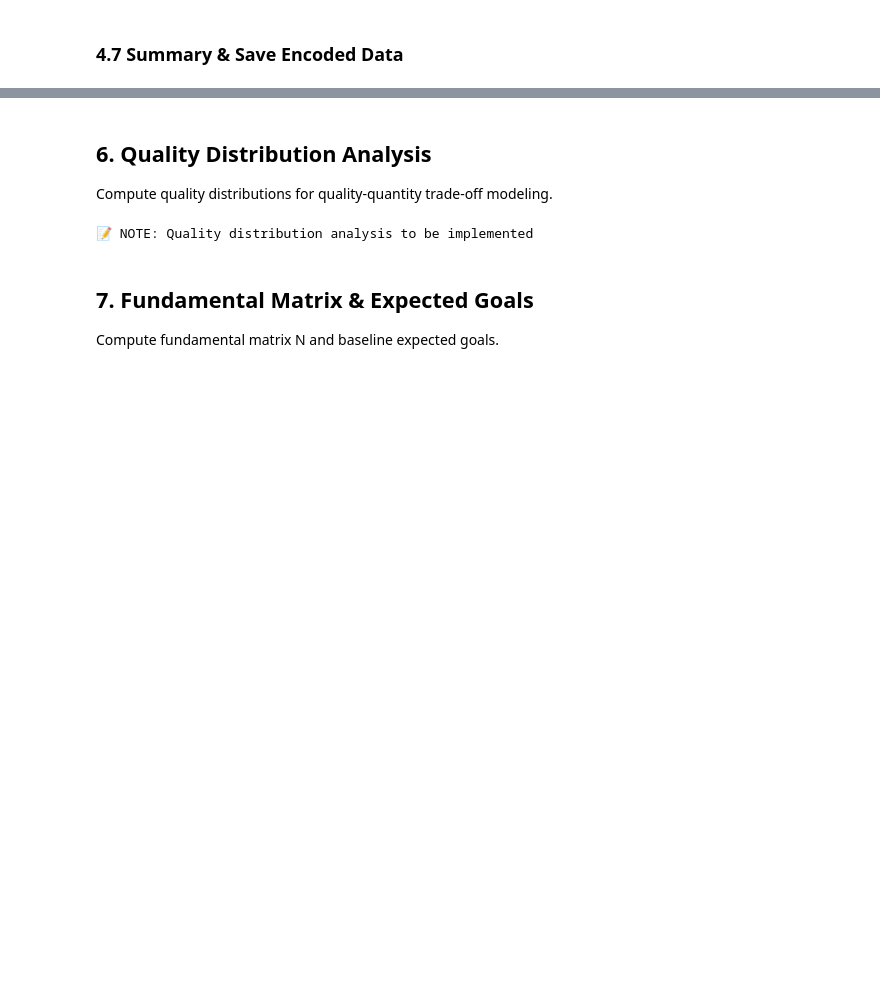
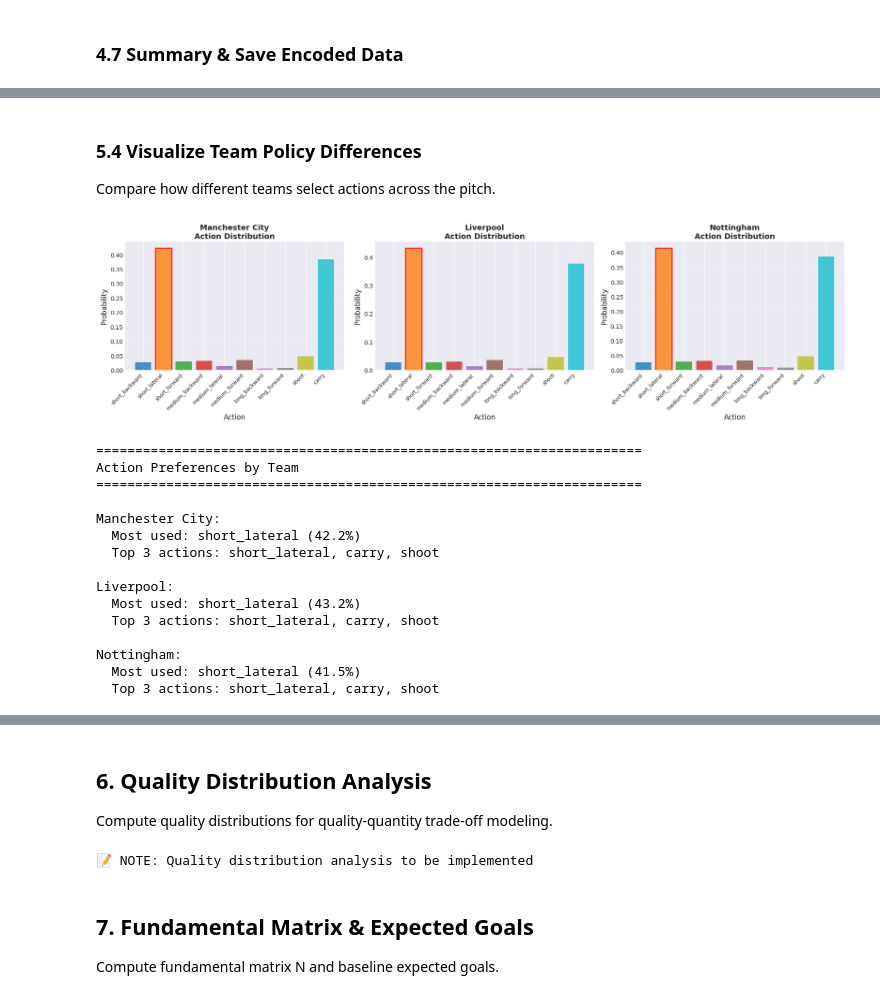
Before and after one commit to MartimRego/pass-decisions, a Jupyter notebook: Project/pass_decision_analysis.ipynb, the cells around one changed output, grey strips where cells are left out. Drawn from its saved outputs; the diff is of its cells as text; code cells hidden in the pictures; blank space fills up the shorter version.

```diff
--- a/Project/pass_decision_analysis.ipynb
+++ b/Project/pass_decision_analysis.ipynb
@@ -1408,0 +1522,68 @@ Expected shapes:
+# %% [markdown]
+### 5.4 Visualize Team Policy Differences
+
+Compare how different teams select actions across the pitch.
+# %%
+# Load MDPs for comparison: Man City (possession), Liverpool (pressing), Nottingham (direct)
+teams_to_compare = {
+    40: 'Manchester City',
+    2: 'Liverpool',
+    747: 'Nottingham'
+}
+
+team_mdps = {tid: mdp.load_team_mdp(tid, mdp_dir) for tid in teams_to_compare.keys()}
+
+# Compare action usage (aggregated across all states)
+fig, axes = plt.subplots(1, 3, figsize=(18, 5))
+
+for idx, (team_id, team_name) in enumerate(teams_to_compare.items()):
+    pi = team_mdps[team_id]['pi']
+
+    # Aggregate action probabilities across all states
+    action_usage = pi.sum(axis=0) / pi.sum()
+
+    ax = axes[idx]
+    bars = ax.bar(range(10), action_usage, color=plt.cm.tab10(range(10)), alpha=0.8)
+    ax.set_xlabel('Action', fontsize=12)
+    ax.set_ylabel('Probability', fontsize=12)
+    ax.set_title(f'{team_name}\nAction Distribution', fontsize=13, fontweight='bold')
+    ax.set_xticks(range(10))
+    ax.set_xticklabels([sa.ACTION_NAMES[i] for i in range(10)], rotation=45, ha='right', fontsize=9)
+    ax.grid(axis='y', alpha=0.3)
+
+    # Highlight most used action
+    max_idx = np.argmax(action_usage)
+    bars[max_idx].set_edgecolor('red')
+    bars[max_idx].set_linewidth(2)
+
+plt.tight_layout()
+plt.savefig('outputs/figures/team_policy_comparison.png', dpi=150, bbox_inches='tight')
+plt.show()
+
+print("\n" + "="*70)
+print("Action Preferences by Team")
+print("="*70)
+for team_id, team_name in teams_to_compare.items():
+    pi = team_mdps[team_id]['pi']
+    action_usage = pi.sum(axis=0) / pi.sum()
+    top_action = np.argmax(action_usage)
+    print(f"\n{team_name}:")
+    print(f"  Most used: {sa.ACTION_NAMES[top_action]} ({action_usage[top_action]:.1%})")
+    print(f"  Top 3 actions: {', '.join([sa.ACTION_NAMES[i] for i in np.argsort(action_usage)[-3:][::-1]])}")
+# %% [output]
+[figure, added]
+======================================================================
+Action Preferences by Team
+======================================================================
+
+Manchester City:
+  Most used: short_lateral (42.2%)
+  Top 3 actions: short_lateral, carry, shoot
+
+Liverpool:
+  Most used: short_lateral (43.2%)
+  Top 3 actions: short_lateral, carry, shoot
+
+Nottingham:
+  Most used: short_lateral (41.5%)
+  Top 3 actions: short_lateral, carry, shoot
```
Also changed, not shown: parts of 15 cells of this notebook, 5 other files.
